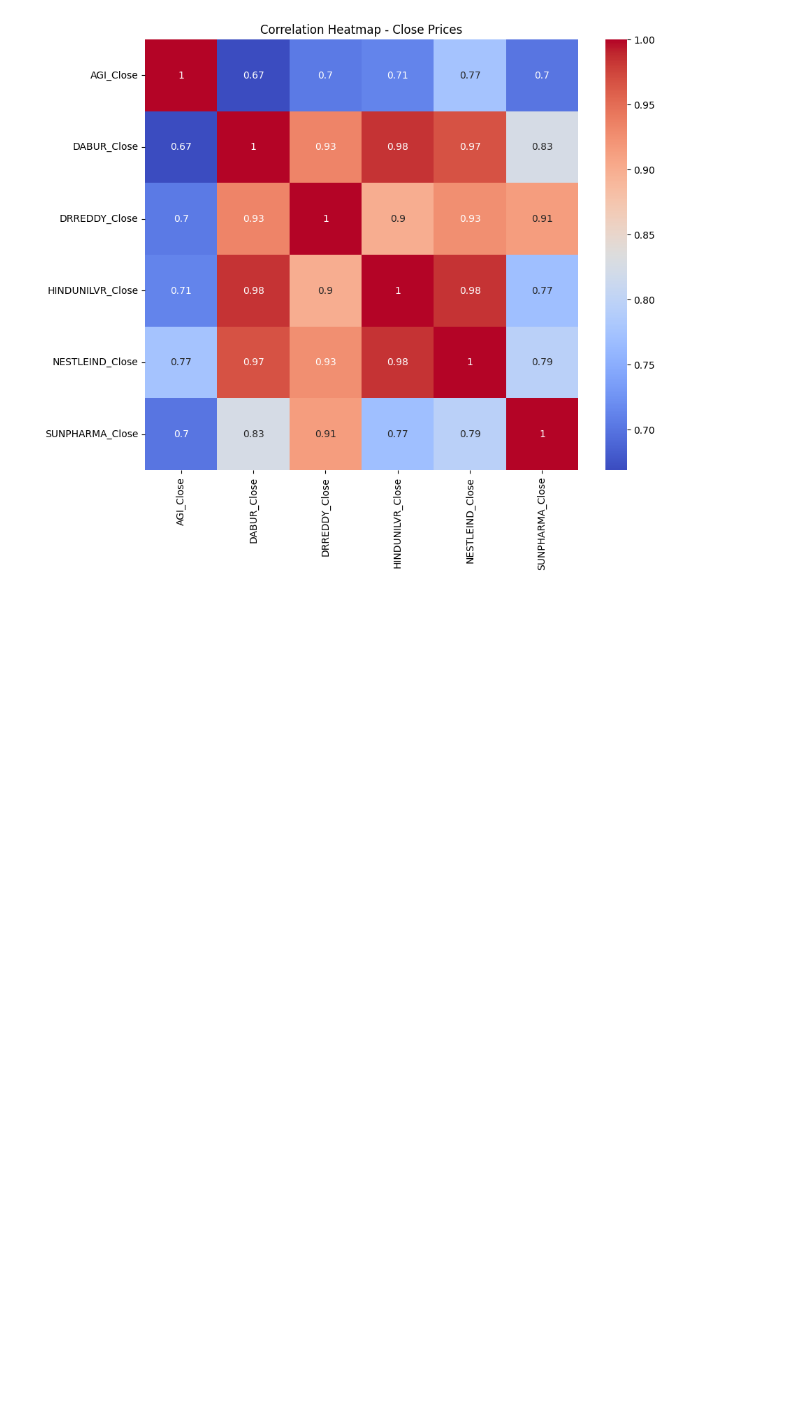
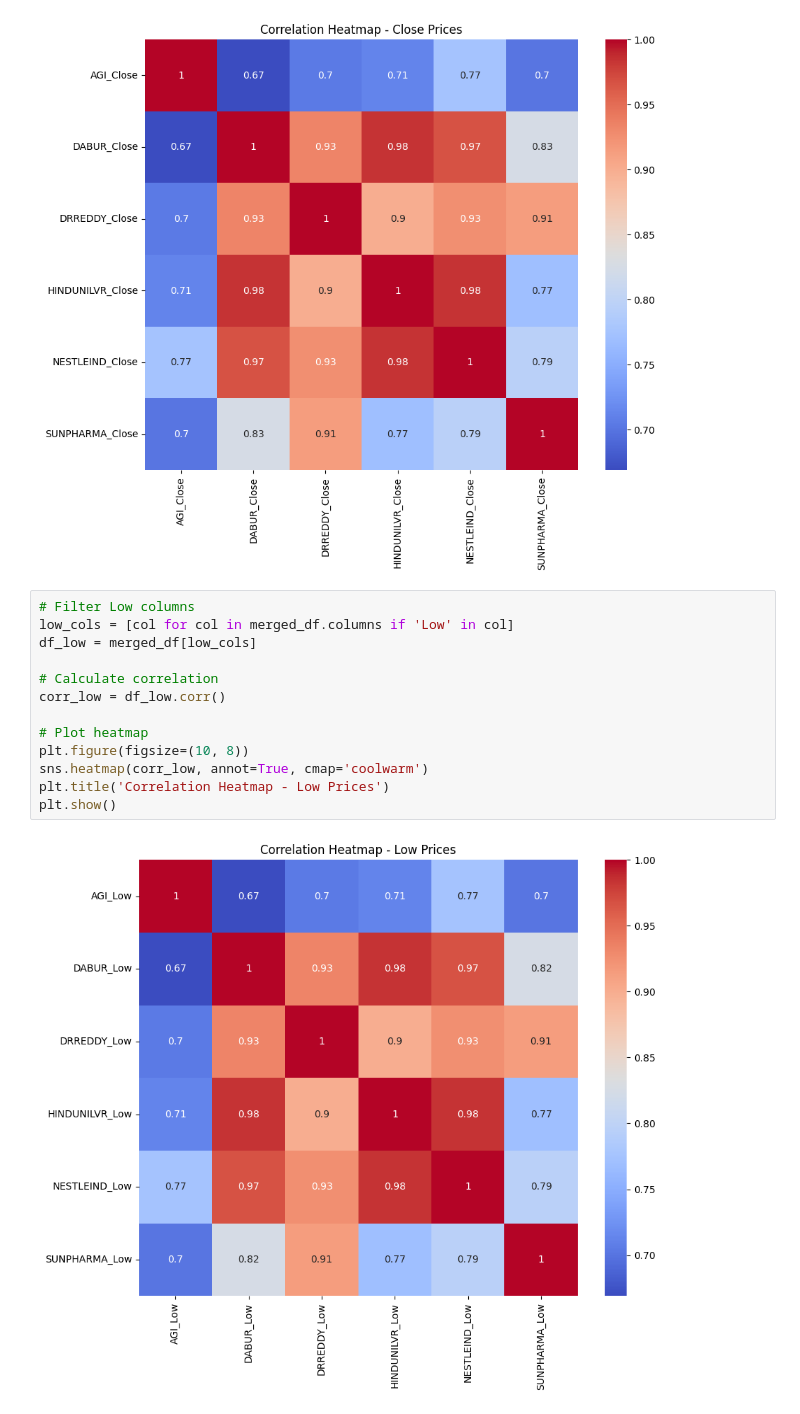
Before and after one commit to Pranav-20186017/investing-across-value-chains, a Jupyter notebook: investing-across-value-chains.ipynb, the cells around one changed output. Cells and saved outputs as stored; diff of their text form; blank space fills up the shorter version.

```diff
--- a/investing-across-value-chains.ipynb
+++ b/investing-across-value-chains.ipynb
@@ -118,3 +113,18 @@ plt.title('Correlation Heatmap - Close Prices')
 plt.show()
 # %% [output]
 [figure]
+# %%
+# Filter Low columns
+low_cols = [col for col in merged_df.columns if 'Low' in col]
+df_low = merged_df[low_cols]
+
+# Calculate correlation
+corr_low = df_low.corr()
+
+# Plot heatmap
+plt.figure(figsize=(10, 8))
+sns.heatmap(corr_low, annot=True, cmap='coolwarm')
+plt.title('Correlation Heatmap - Low Prices')
+plt.show()
+# %% [output]
+[figure, added]
```
Also changed, not shown: parts of 21 cells of this notebook.
